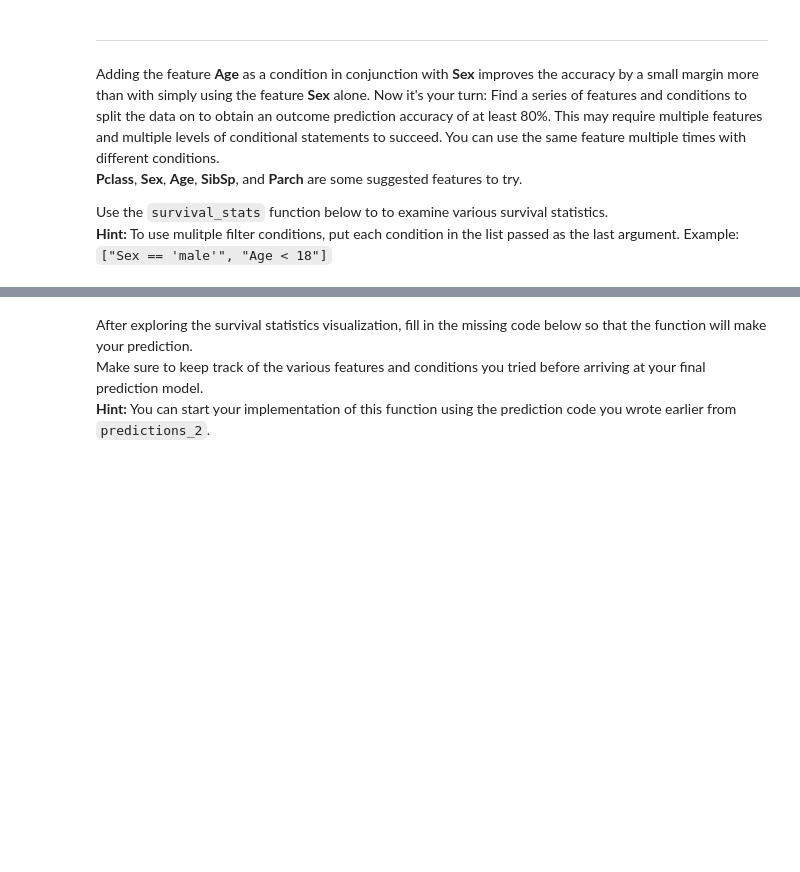
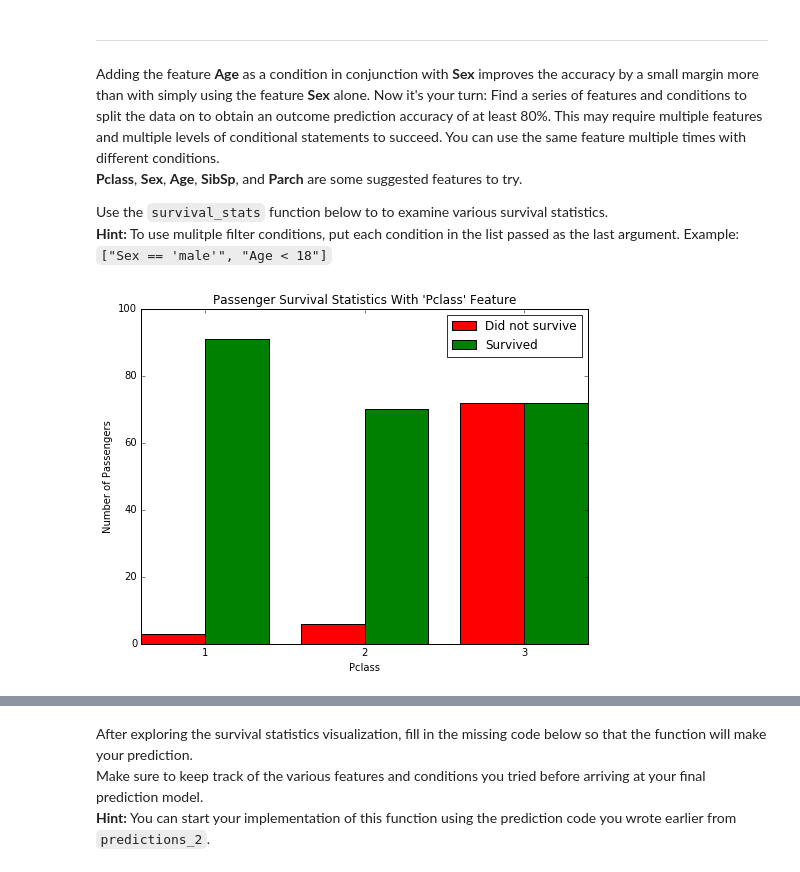
Before and after one commit to apmfifty/machine-learning, a Jupyter notebook: projects/titanic_survival_exploration/titanic_survival_exploration.ipynb, the cells around one changed output, grey strips where cells are left out. Saved outputs shown, nothing was run; the diff lists cells and outputs as text; code cells hidden in the pictures; blank space fills up the shorter version.

Commit message:
Answer Q4 of titanic_survival_exploration.ipynb

```diff
--- a/projects/titanic_survival_exploration/titanic_survival_exploration.ipynb
+++ b/projects/titanic_survival_exploration/titanic_survival_exploration.ipynb
@@ -208,3 +217,9 @@ Adding the feature **Age** as a condition in conjunction with **Sex** improves t
 
 Use the `survival_stats` function below to to examine various survival statistics.
 **Hint:** To use mulitple filter conditions, put each condition in the list passed as the last argument. Example: `["Sex == 'male'", "Age < 18"]`
+# %%
+# Reserach Pclass for female
+#Result: find Pclass(1,2) have higher survival rate than class 3
+vs.survival_stats(data, outcomes, 'Pclass', ["Sex == 'female'"])
+# %% [output]
+[figure, added]
```
Also changed, not shown: parts of 15 cells of this notebook.
